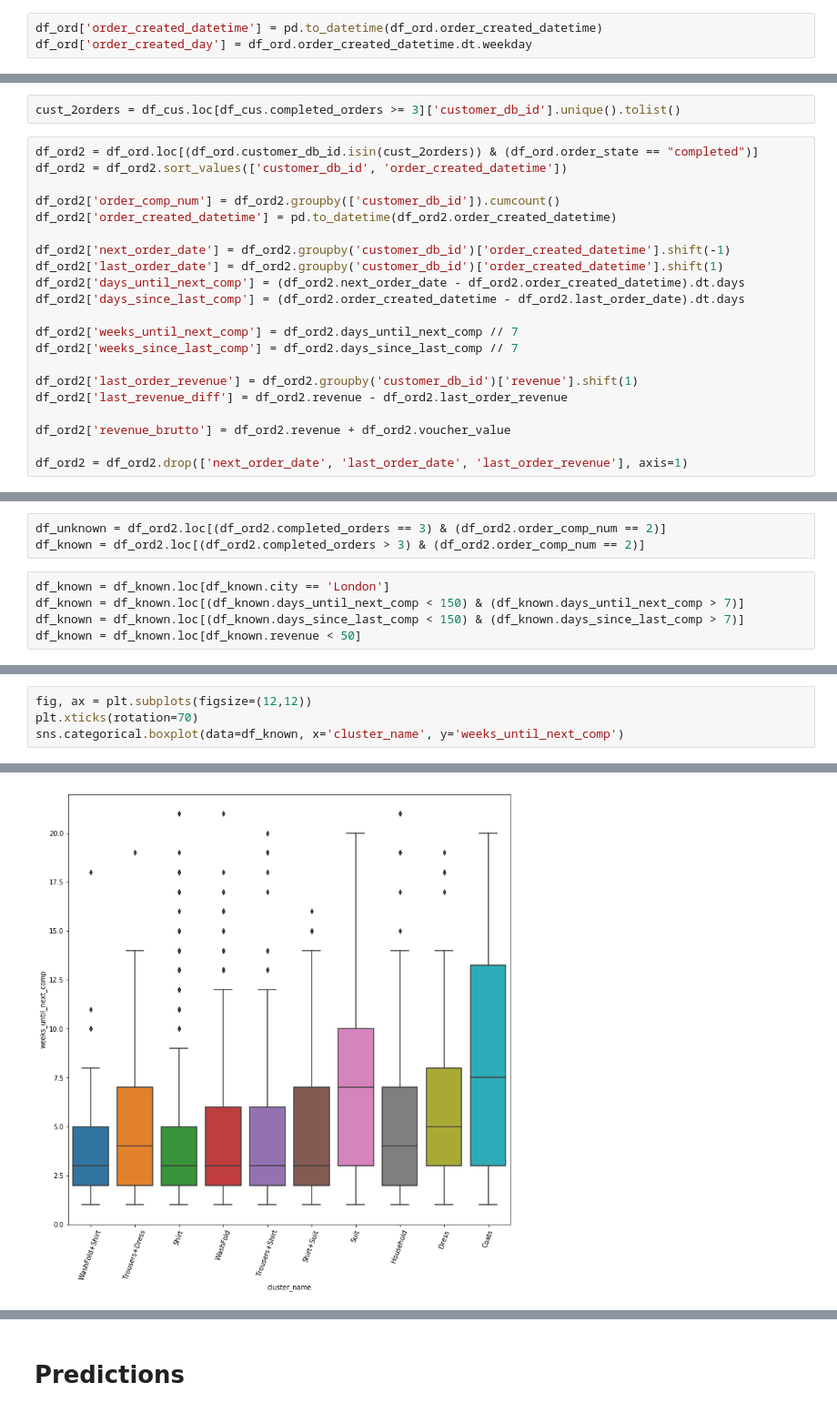
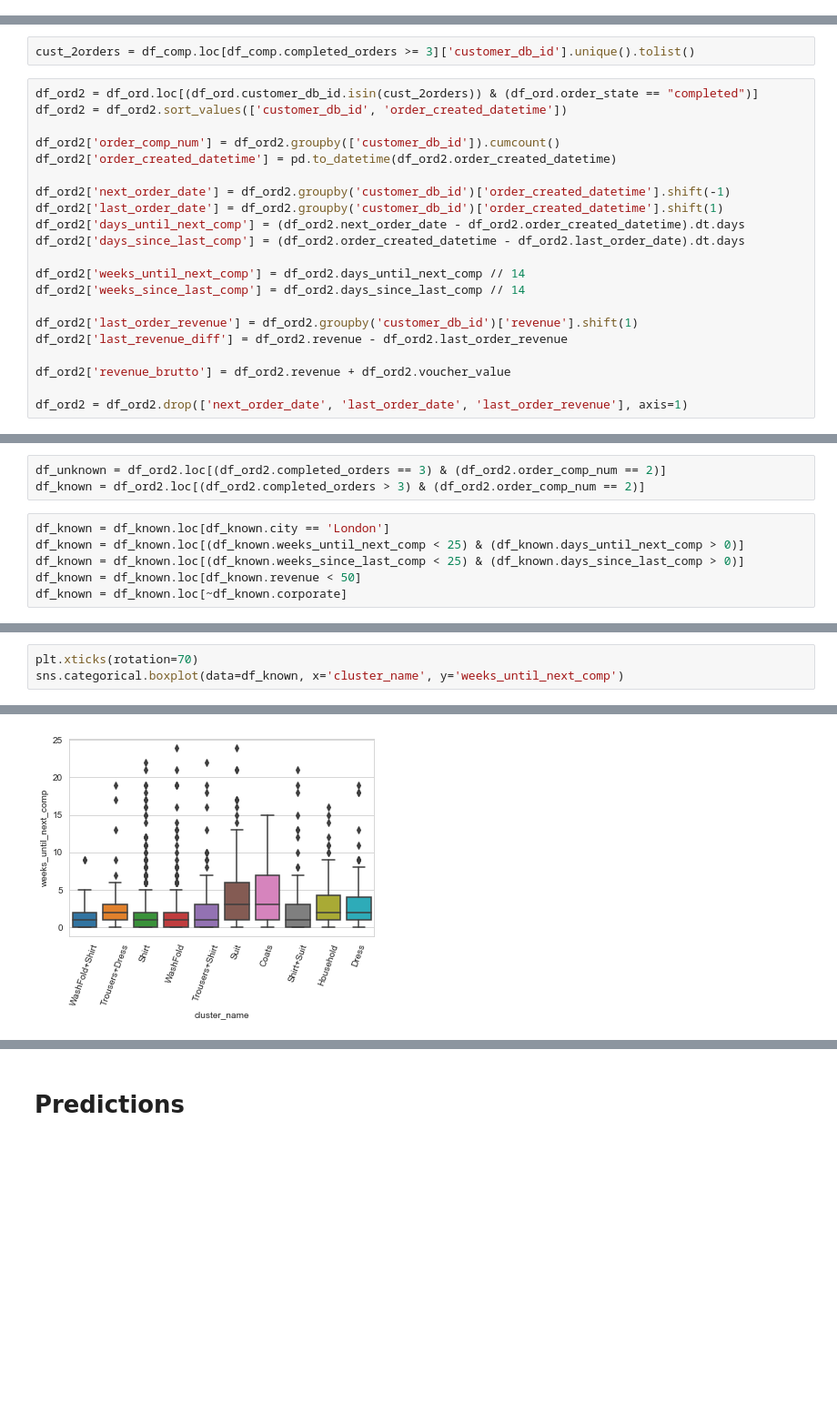
Before and after one commit to zipjet/bi-churn-analysis, a Jupyter notebook: python/churn_predictions.ipynb, the cells around one changed output, grey strips where cells are left out. Shown at 91% size. Cells and saved outputs as stored; diff of their text form; blank space fills up the shorter version.

```diff
--- a/python/churn_predictions.ipynb
+++ b/python/churn_predictions.ipynb
@@ -34,3 +78,0 @@ df_ord = df_ord.merge(df_cus[['customer_db_id', 'completed_orders']], on='custom
-# %%
-df_ord['order_created_datetime'] = pd.to_datetime(df_ord.order_created_datetime)
-df_ord['order_created_day'] = df_ord.order_created_datetime.dt.weekday
@@ -54,5 +114,5 @@ df_deltas.loc[df_deltas.customer_db_id == '5a1ee6e144770903118b466f'].corr()
 # %%
-cust_2orders = df_cus.loc[df_cus.completed_orders >= 3]['customer_db_id'].unique().tolist()
+cust_2orders = df_comp.loc[df_comp.completed_orders >= 3]['customer_db_id'].unique().tolist()
 # %%
 df_ord2 = df_ord.loc[(df_ord.customer_db_id.isin(cust_2orders)) & (df_ord.order_state == "completed")]
 df_ord2 = df_ord2.sort_values(['customer_db_id', 'order_created_datetime'])
@@ -65,8 +125,8 @@ df_ord2['last_order_date'] = df_ord2.groupby('customer_db_id')['order_created_da
 df_ord2['days_until_next_comp'] = (df_ord2.next_order_date - df_ord2.order_created_datetime).dt.days
 df_ord2['days_since_last_comp'] = (df_ord2.order_created_datetime - df_ord2.last_order_date).dt.days
 
-df_ord2['weeks_until_next_comp'] = df_ord2.days_until_next_comp // 7
-df_ord2['weeks_since_last_comp'] = df_ord2.days_since_last_comp // 7
+df_ord2['weeks_until_next_comp'] = df_ord2.days_until_next_comp // 14
+df_ord2['weeks_since_last_comp'] = df_ord2.days_since_last_comp // 14
 
 df_ord2['last_order_revenue'] = df_ord2.groupby('customer_db_id')['revenue'].shift(1)
 df_ord2['last_revenue_diff'] = df_ord2.revenue - df_ord2.last_order_revenue
@@ -112,9 +141,10 @@ df_unknown = df_ord2.loc[(df_ord2.completed_orders == 3) & (df_ord2.order_comp_n
 df_known = df_ord2.loc[(df_ord2.completed_orders > 3) & (df_ord2.order_comp_num == 2)]
 # %%
 df_known = df_known.loc[df_known.city == 'London']
-df_known = df_known.loc[(df_known.days_until_next_comp < 150) & (df_known.days_until_next_comp > 7)]
-df_known = df_known.loc[(df_known.days_since_last_comp < 150) & (df_known.days_since_last_comp > 7)]
+df_known = df_known.loc[(df_known.weeks_until_next_comp < 25) & (df_known.days_until_next_comp > 0)]
+df_known = df_known.loc[(df_known.weeks_since_last_comp < 25) & (df_known.days_since_last_comp > 0)]
 df_known = df_known.loc[df_known.revenue < 50]
+df_known = df_known.loc[~df_known.corporate]
 # %%
 df_known.revenue_brutto.describe()
 # %% [output]
@@ -135,8 +165,7 @@ female     410
 Name: gender, dtype: int64
 # %%
-fig, ax = plt.subplots(figsize=(12,12))
 plt.xticks(rotation=70)
 sns.categorical.boxplot(data=df_known, x='cluster_name', y='weeks_until_next_comp')
 # %% [output]
 <matplotlib.axes._subplots.AxesSubplot at 0x...>
-[figure, old version]
+[figure, new version]
```
Also changed, not shown: parts of 45 cells of this notebook.
